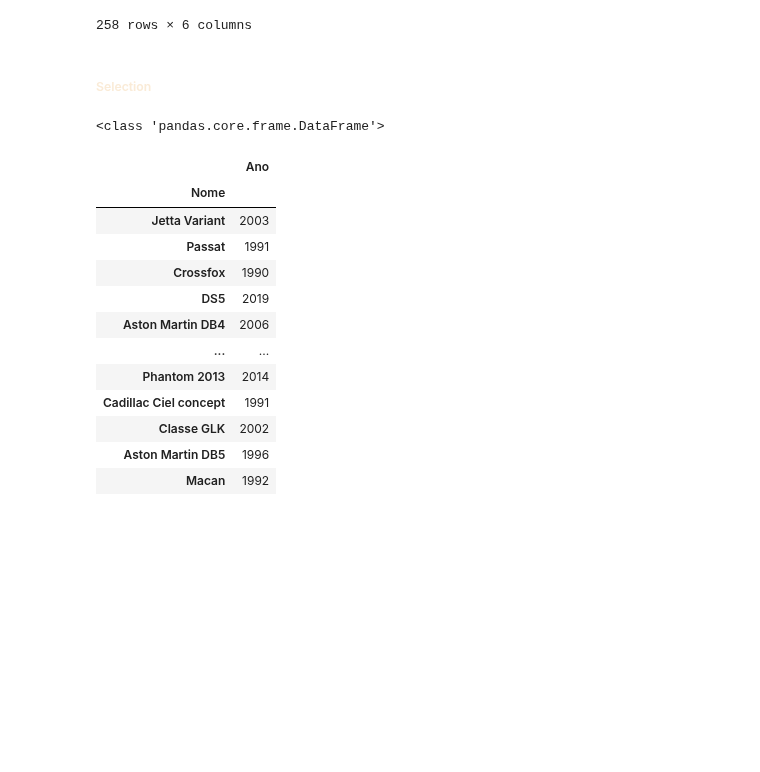
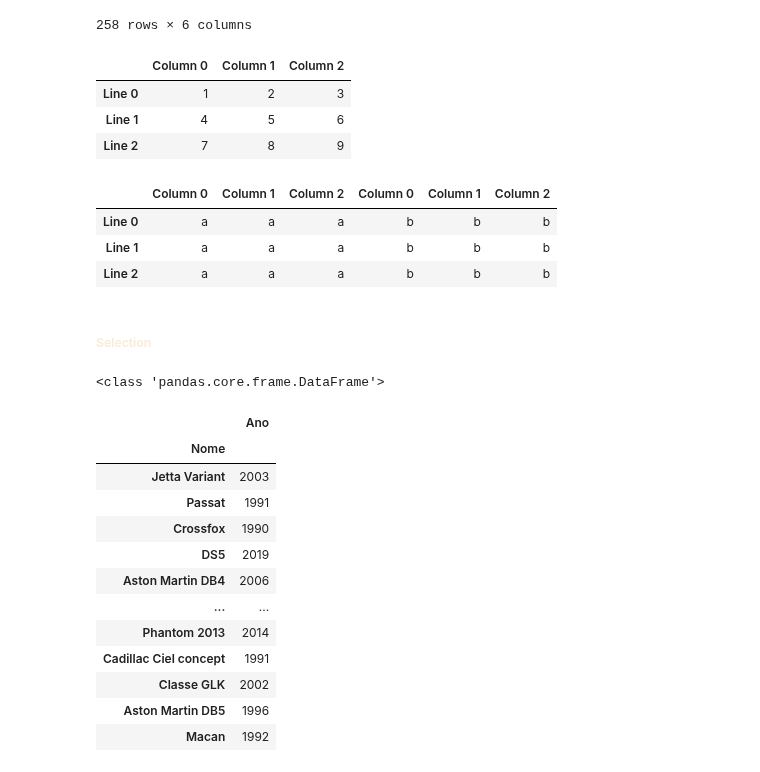
Before and after one commit to renatosayyed-eng/DataScience, a Jupyter notebook: Python para Data Science/Knowing the Language/PandasBasics.ipynb, the cells around one changed output. Cells and saved outputs as stored; diff of their text form; code cells hidden in the pictures; blank space fills up the shorter version.

```diff
--- a/Python para Data Science/Knowing the Language/PandasBasics.ipynb
+++ b/Python para Data Science/Knowing the Language/PandasBasics.ipynb
@@ -254,6 +259,28 @@ df
 | Aston Martin DB5 | Motor Diesel | 1996 | 7685.0 | False | ['Ar condicionado', '4 X 4', 'Câm... | 122110.90 |
 | Macan | Motor Diesel V6 | 1992 | 50188.0 | False | ['Central multimídia', 'Teto pano... | 90381.47 |
 258 rows × 6 columns
+# %%
+data_extra = [[1,2,3],[4,5,6],[7,8,9]]
+index = ['Line ' + str(i) for i in range(3)]
+columns = ['Column ' + str(i) for i in range(3)]
+df1 = pd.DataFrame(data = data_extra, index = index, columns = columns)
+df1
+# %% [output]
+|  | Column 0 | Column 1 | Column 2 |
+| Line 0 | 1 | 2 | 3 |
+| Line 1 | 4 | 5 | 6 |
+| Line 2 | 7 | 8 | 9 |
+# %%
+df1[df1 > 0] = 'a'
+df2 = df1.copy()
+df2[df2 == 'a'] = 'b'
+df3 = pd.concat([df1, df2], axis=1)
+df3
+# %% [output]
+|  | Column 0 | Column 1 | Column 2 | Column 0 | Column 1 | Column 2 |
+| Line 0 | a | a | a | b | b | b |
+| Line 1 | a | a | a | b | b | b |
+| Line 2 | a | a | a | b | b | b |
 # %% [markdown]
 ##### <font color = antiquewhite> Selection
 # %%
```
Also changed, not shown: parts of 1 cell of this notebook, 3 other files.
